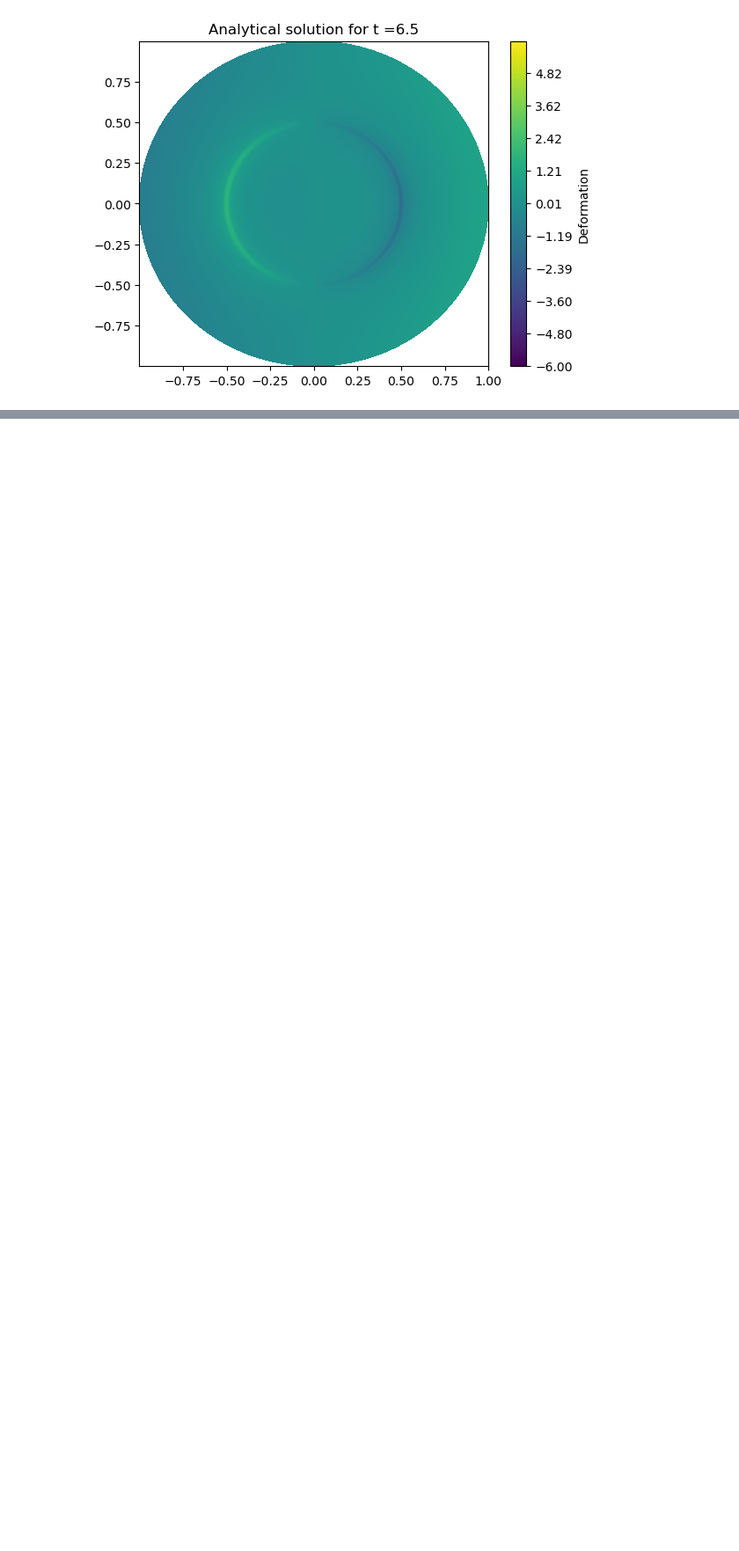
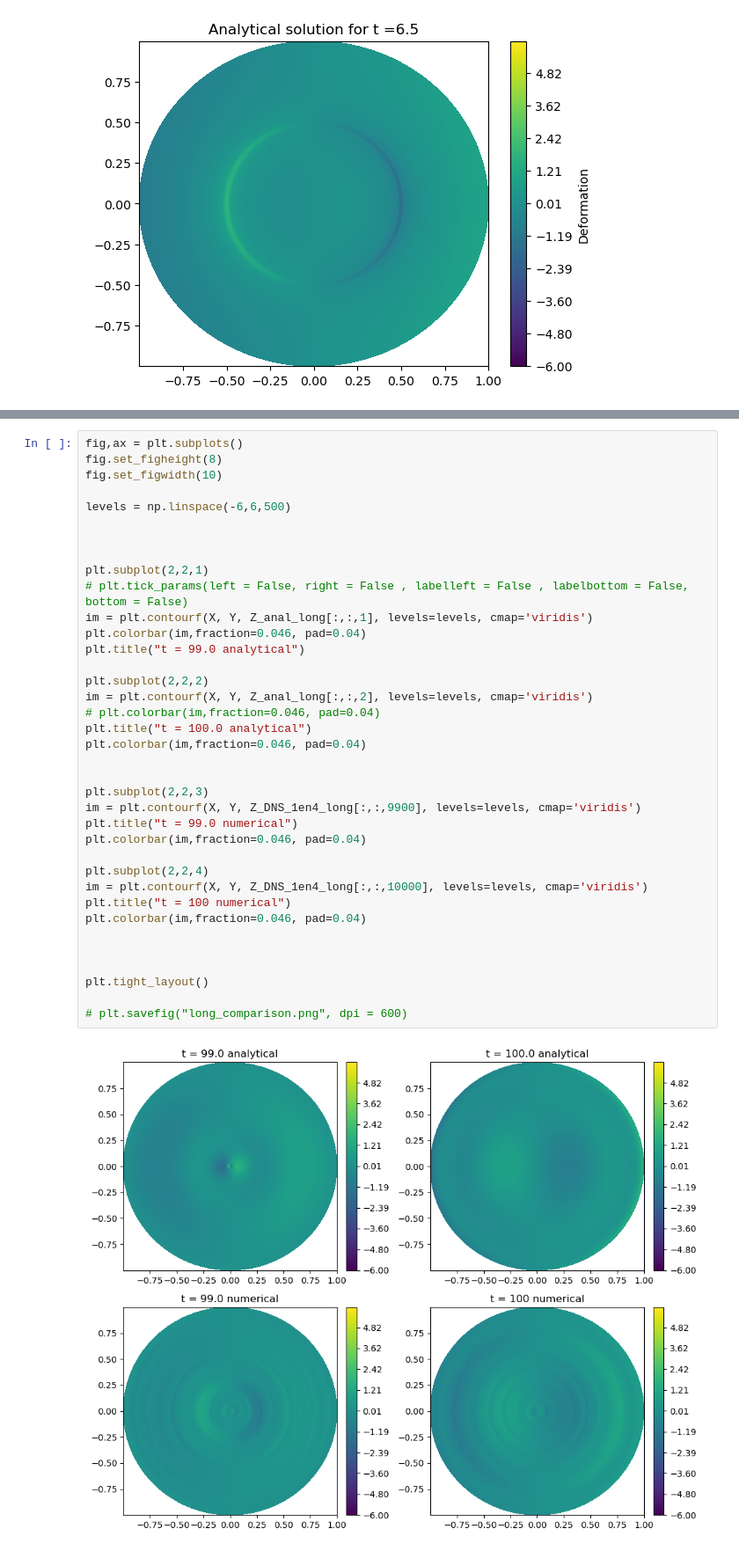
Before and after one commit to mw6136/WAVE, a Jupyter notebook: Numerical_Methods/testing_iterative.ipynb, the cells around one changed output, grey strips where cells are left out. Shown at 88% size. Drawn from its saved outputs; the diff is of its cells as text; blank space fills up the shorter version.

```diff
--- a/Numerical_Methods/testing_iterative.ipynb
+++ b/Numerical_Methods/testing_iterative.ipynb
@@ -511,0 +411,39 @@ RuntimeError: failed to factorize matrix at line 413 in file ../scipy/sparse/lin
+# %%
+fig,ax = plt.subplots()
+fig.set_figheight(8)
+fig.set_figwidth(10)
+
+levels = np.linspace(-6,6,500)
+
+
+
+plt.subplot(2,2,1)
+# plt.tick_params(left = False, right = False , labelleft = False , labelbottom = False, bottom = False)
+im = plt.contourf(X, Y, Z_anal_long[:,:,1], levels=levels, cmap='viridis')
+plt.colorbar(im,fraction=0.046, pad=0.04)
+plt.title("t = 99.0 analytical")
+
+plt.subplot(2,2,2)
+im = plt.contourf(X, Y, Z_anal_long[:,:,2], levels=levels, cmap='viridis')
+# plt.colorbar(im,fraction=0.046, pad=0.04)
+plt.title("t = 100.0 analytical")
+plt.colorbar(im,fraction=0.046, pad=0.04)
+
+
+plt.subplot(2,2,3)
+im = plt.contourf(X, Y, Z_DNS_1en4_long[:,:,9900], levels=levels, cmap='viridis')
+plt.title("t = 99.0 numerical")
+plt.colorbar(im,fraction=0.046, pad=0.04)
+
+plt.subplot(2,2,4)
+im = plt.contourf(X, Y, Z_DNS_1en4_long[:,:,10000], levels=levels, cmap='viridis')
+plt.title("t = 100 numerical")
+plt.colorbar(im,fraction=0.046, pad=0.04)
+
+
+
+plt.tight_layout()
+
+# plt.savefig("long_comparison.png", dpi = 600)
+# %% [output]
+[figure, added]
```
Also changed, not shown: parts of 21 cells of this notebook.
